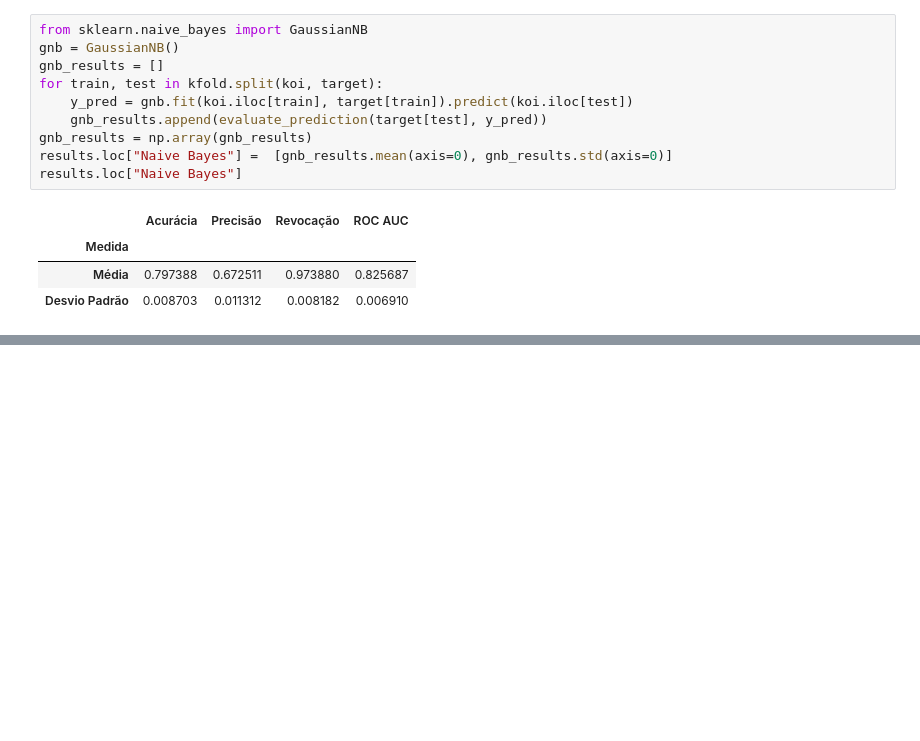
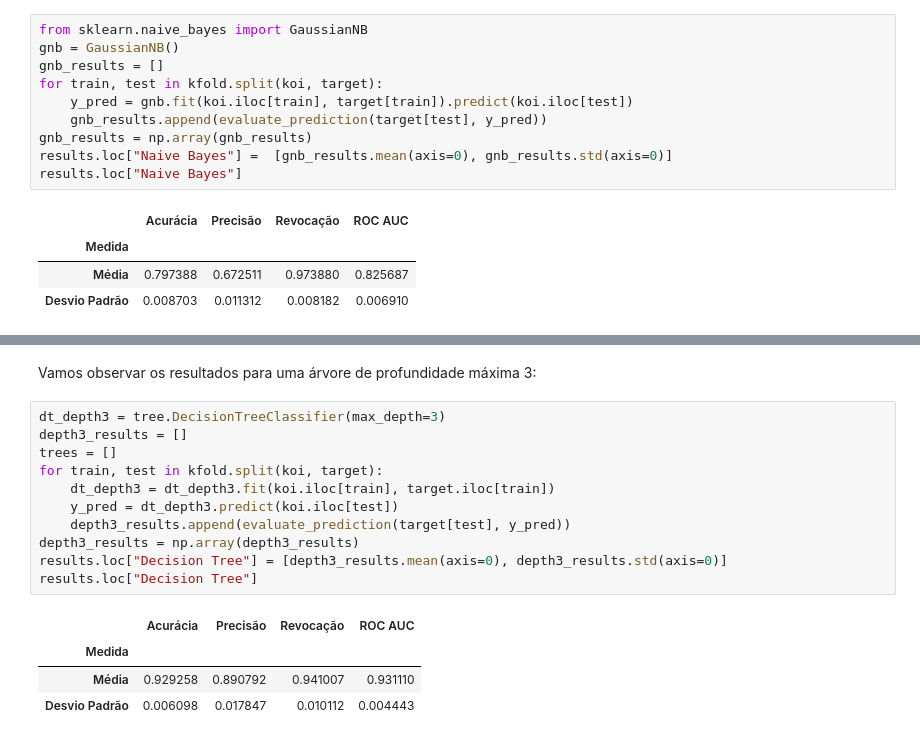
Before and after one commit to marscos/learning_exoplanets, a Jupyter notebook: Aprendizado de Máquina - TP1.ipynb, the cells around one changed output, grey strips where cells are left out. Saved outputs shown, nothing was run; the diff lists cells and outputs as text; blank space fills up the shorter version.

```diff
--- a/Aprendizado de Máquina - TP1.ipynb
+++ b/Aprendizado de Máquina - TP1.ipynb
@@ -205,0 +246,18 @@ O cálculo de $P(y \mid X)$ está favorecendo $P(y = 1 \mid X)$ mais frequenteme
+# %% [markdown]
+Vamos observar os resultados para uma árvore de profundidade máxima 3:
+# %%
+dt_depth3 = tree.DecisionTreeClassifier(max_depth=3)
+depth3_results = []
+trees = []
+for train, test in kfold.split(koi, target):
+    dt_depth3 = dt_depth3.fit(koi.iloc[train], target.iloc[train])
+    y_pred = dt_depth3.predict(koi.iloc[test])
+    depth3_results.append(evaluate_prediction(target[test], y_pred))
+depth3_results = np.array(depth3_results)
+results.loc["Decision Tree"] = [depth3_results.mean(axis=0), depth3_results.std(axis=0)]
+results.loc["Decision Tree"]
+# %% [output]
+|  | Acurácia | Precisão | Revocação | ROC AUC |
+| Medida |  |  |  |  |
+| Média | 0.929258 | 0.890792 | 0.941007 | 0.931110 |
+| Desvio Padrão | 0.006098 | 0.017847 | 0.010112 | 0.004443 |
```
Also changed, not shown: parts of 20 cells of this notebook, 5 other files.
